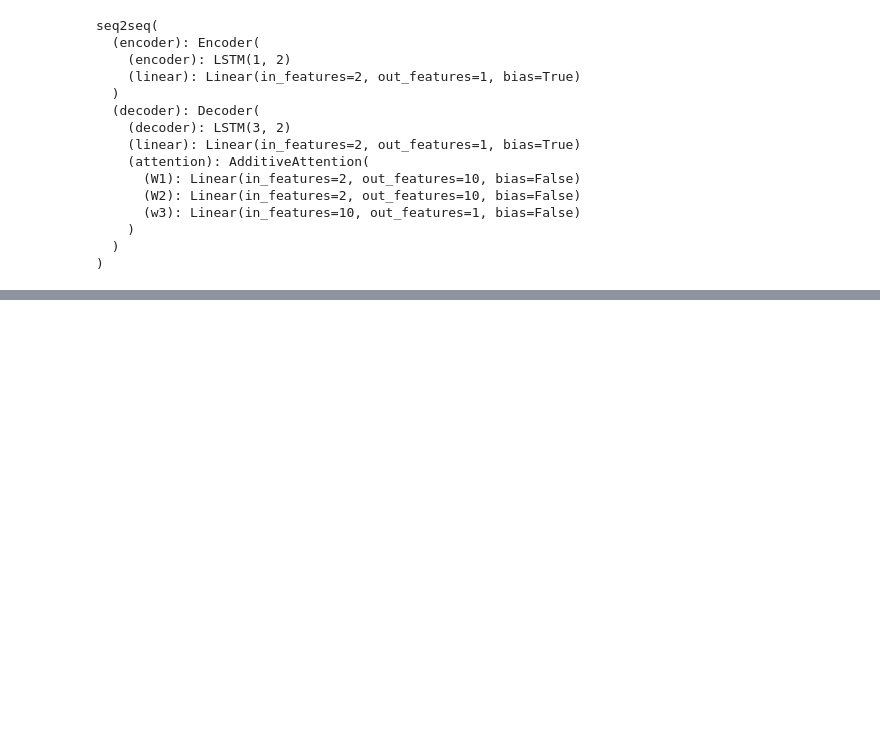
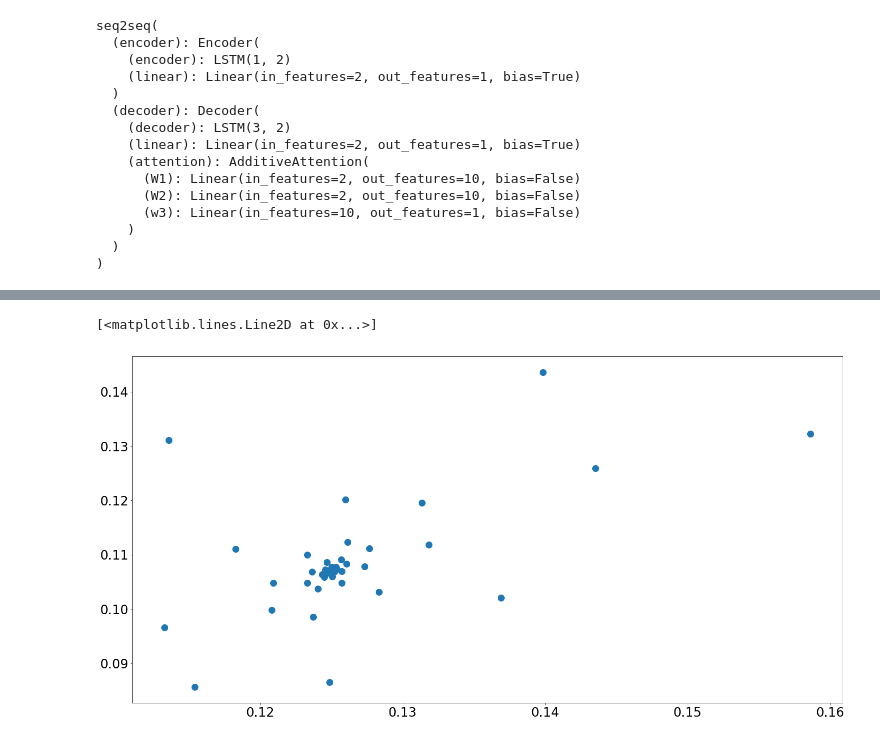
Before and after one commit to andriygav/TimeSeriesClustering, a Jupyter notebook: code/main.ipynb, the cells around one changed output, grey strips where cells are left out. Saved outputs shown, nothing was run; the diff lists cells and outputs as text; code cells hidden in the pictures; blank space fills up the shorter version.

```diff
--- a/code/main.ipynb
+++ b/code/main.ipynb
@@ -481,3 +481,9 @@ plt.plot(h[:, 0], h[:, 1], 'o')
+# %%
+h = decoder_out.cpu().data.numpy()[0]
+plt.plot(h[:, 0], h[:, 1], 'o')
+# %% [output]
+[<matplotlib.lines.Line2D at 0x...>]
+[figure, added]
 # %%
 # h = decoder_out.cpu().data.numpy()[0]
 # plt.plot(h[:, 0], h[:, 1], 'o')
```
Also changed, not shown: parts of 8 cells of this notebook.
